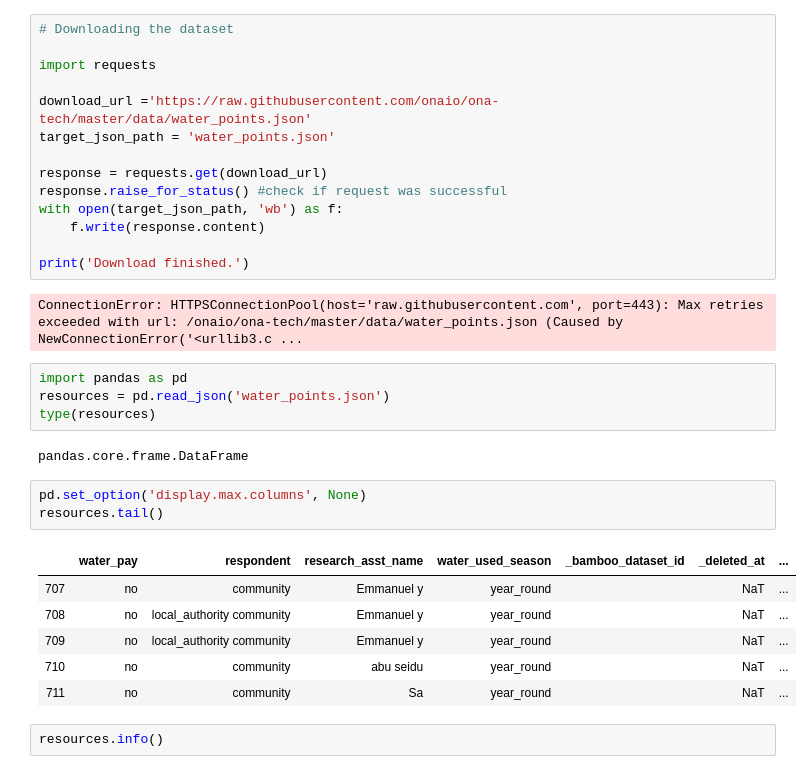
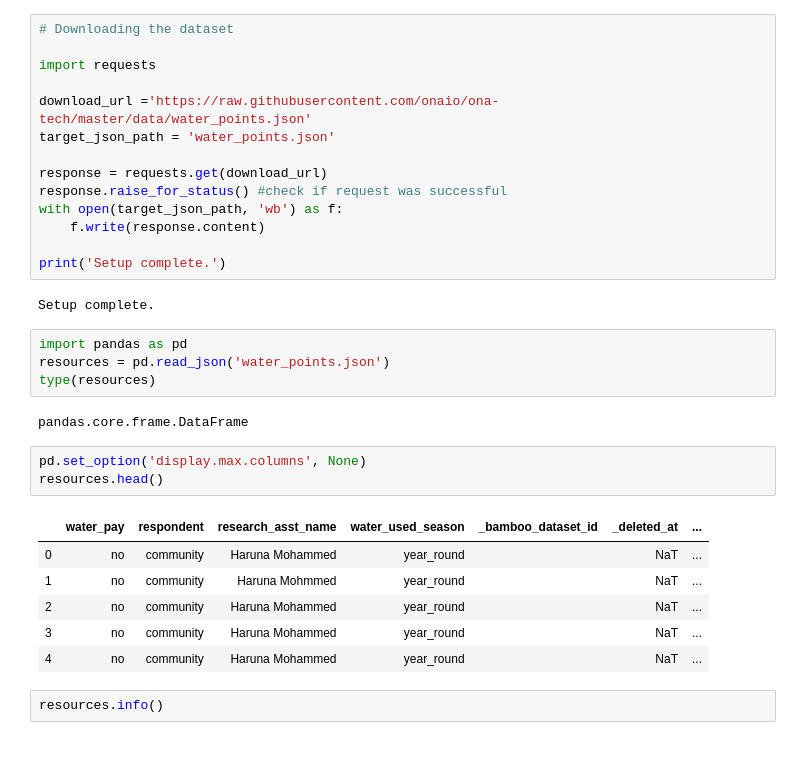
Before and after one commit to FREDERICO23/Digital_Aprenticiship_Program, a Jupyter notebook: Digital_Apprentiship_Program .ipynb, the cells around one changed output. Saved outputs shown, nothing was run; the diff lists cells and outputs as text.

Commit message:
Data Analysis

```diff
--- a/Digital_Apprentiship_Program .ipynb
+++ b/Digital_Apprentiship_Program .ipynb
@@ -11,9 +11,9 @@ response.raise_for_status() #check if request was successful
 with open(target_json_path, 'wb') as f:
     f.write(response.content)
 
-print('Download finished.')
+print('Setup complete.')
 # %% [output]
-ConnectionError: HTTPSConnectionPool(host='raw.githubusercontent.com', port=443): Max retries exceeded with url: /onaio/ona-tech/master/data/water_points.json (Caused by NewConnectionError('<urllib3.c ...
+Setup complete.
 # %%
 import pandas as pd
 resources = pd.read_json('water_points.json')
@@ -22,14 +22,14 @@ type(resources)
 pandas.core.frame.DataFrame
 # %%
 pd.set_option('display.max.columns', None)
-resources.tail()
+resources.head()
 # %% [output]
 |  | water_pay | respondent | research_asst_name | water_used_season | _bamboo_dataset_id | _deleted_at | ... |
-| 707 | no | community | Emmanuel y | year_round |  | NaT | ... |
-| 708 | no | local_authority community | Emmanuel y | year_round |  | NaT | ... |
-| 709 | no | local_authority community | Emmanuel y | year_round |  | NaT | ... |
-| 710 | no | community | abu seidu | year_round |  | NaT | ... |
-| 711 | no | community | Sa | year_round |  | NaT | ... |
+| 0 | no | community | Haruna Mohammed | year_round |  | NaT | ... |
+| 1 | no | community | Haruna Mohmmed | year_round |  | NaT | ... |
+| 2 | no | community | Haruna Mohammed | year_round |  | NaT | ... |
+| 3 | no | community | Haruna Mohammed | year_round |  | NaT | ... |
+| 4 | no | community | Haruna Mohammed | year_round |  | NaT | ... |
 # %%
 resources.info()
 # %% [output]
```
Also changed, not shown: parts of 5 cells of this notebook, 1 other file.
